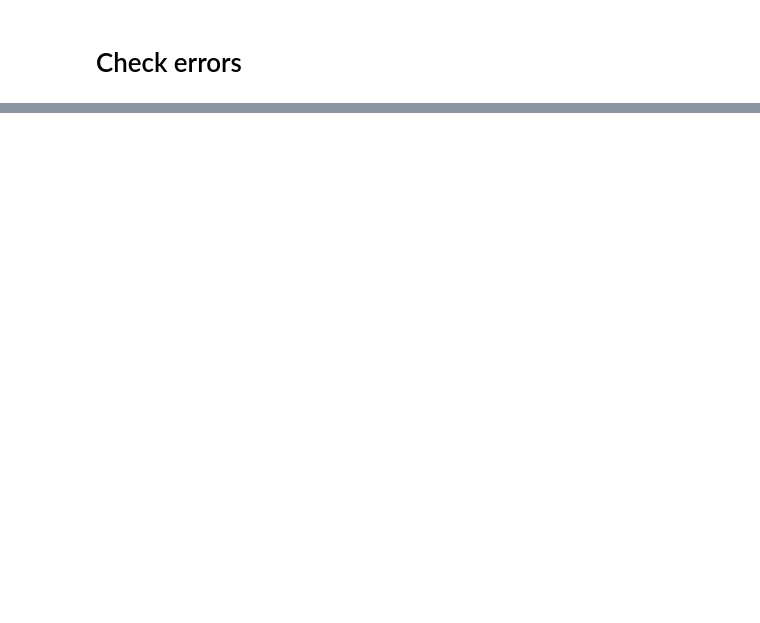
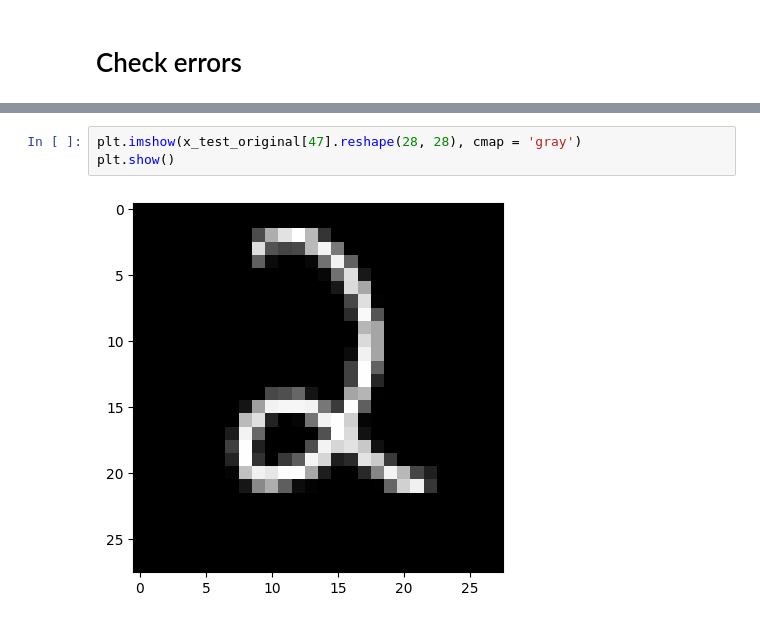
Before and after one commit to GoncaloJardim/ironhack-v4-data-lessons, a Jupyter notebook: cohorts/15_oct_24/05_ml/W20D3_deep_learning.ipynb, the cells around one changed output, grey strips where cells are left out. Saved outputs shown, nothing was run; the diff lists cells and outputs as text; blank space fills up the shorter version.

```diff
--- a/cohorts/15_oct_24/05_ml/W20D3_deep_learning.ipynb
+++ b/cohorts/15_oct_24/05_ml/W20D3_deep_learning.ipynb
@@ -142,2 +273,7 @@ list(some_errors).index(-2)
+# %%
+plt.imshow(x_test_original[47].reshape(28, 28), cmap = 'gray')
+plt.show()
+# %% [output]
+[figure, added]
 # %%
 model.predict(x_test[:3])
```
Also changed, not shown: parts of 22 cells of this notebook, 1 other file.
